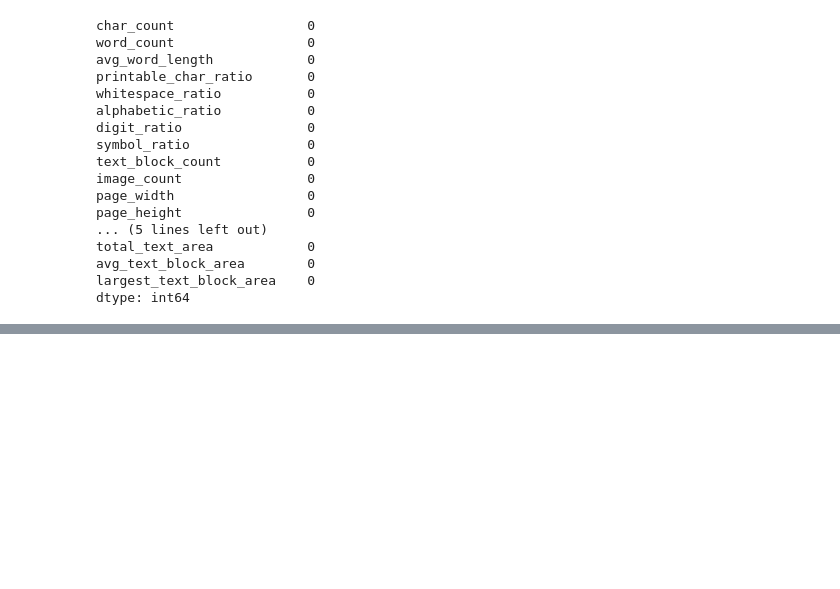
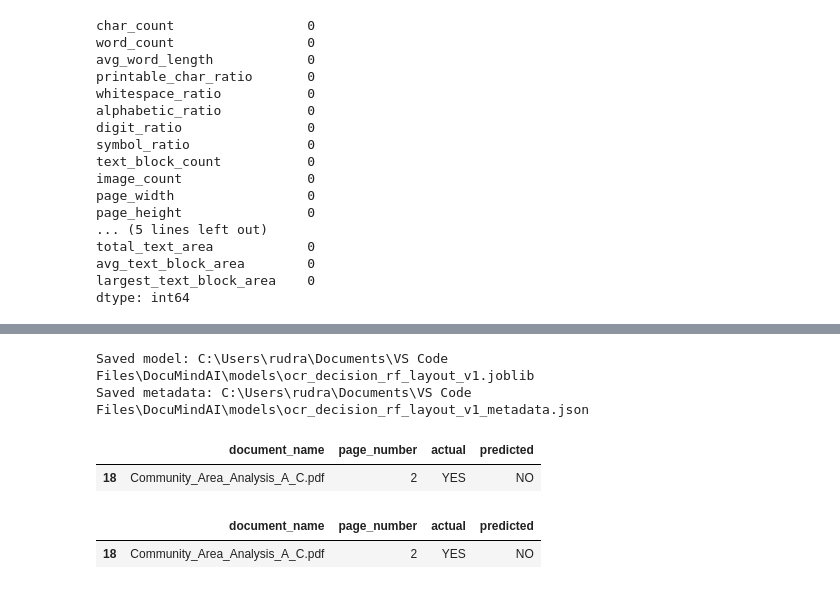
Before and after one commit to rudrark0109/DocuMindAI, a Jupyter notebook: notebooks/04_train_with_layout_features.ipynb, the cells around one changed output, grey strips where cells are left out. Saved outputs shown, nothing was run; the diff lists cells and outputs as text; code cells hidden in the pictures; blank space fills up the shorter version.

```diff
--- a/notebooks/04_train_with_layout_features.ipynb
+++ b/notebooks/04_train_with_layout_features.ipynb
@@ -221,0 +280,66 @@ Length: 3, dtype: str
+# %%
+model_path = MODEL_DIR / "ocr_decision_rf_layout_v1.joblib"
+metadata_path = MODEL_DIR / "ocr_decision_rf_layout_v1_metadata.json"
+
+joblib.dump(rf_layout, model_path)
+
+metadata = {
+    "model_name": "DocuMind OCR Decision Random Forest with Layout Features",
+    "version": "v1_layout",
+    "feature_columns": FEATURE_COLUMNS,
+    "target": "ocr_required",
+    "classes": list(rf_layout.classes_),
+    "ocr_policy": OCR_POLICY,
+    "label_name_map": LABEL_NAME_MAP
+}
+
+with open(metadata_path, "w") as f:
+    json.dump(metadata, f, indent=2)
+
+print("Saved model:", model_path)
+print("Saved metadata:", metadata_path)
+# %% [output]
+Saved model: C:\Users\rudra\Documents\VS Code Files\DocuMindAI\models\ocr_decision_rf_layout_v1.joblib
+Saved metadata: C:\Users\rudra\Documents\VS Code Files\DocuMindAI\models\ocr_decision_rf_layout_v1_metadata.json
+# %%
+test_results = test_part.copy()
+
+test_results["actual"] = y_test.values
+test_results["predicted"] = preds
+
+errors = test_results[
+    test_results["actual"] != test_results["predicted"]
+]
+
+errors[
+    [
+        "document_name",
+        "page_number",
+        "actual",
+        "predicted"
+    ]
+]
+# %% [output]
+|  | document_name | page_number | actual | predicted |
+| 18 | Community_Area_Analysis_A_C.pdf | 2 | YES | NO |
+# %%
+review_df = test_part.copy()
+
+review_df["actual"] = y_test.values
+review_df["predicted"] = preds
+
+errors = review_df[
+    review_df["actual"] != review_df["predicted"]
+]
+
+errors[
+    [
+        "document_name",
+        "page_number",
+        "actual",
+        "predicted"
+    ]
+]
+# %% [output]
+|  | document_name | page_number | actual | predicted |
+| 18 | Community_Area_Analysis_A_C.pdf | 2 | YES | NO |
```
Also changed, not shown: parts of 6 cells of this notebook, 6 other files.
